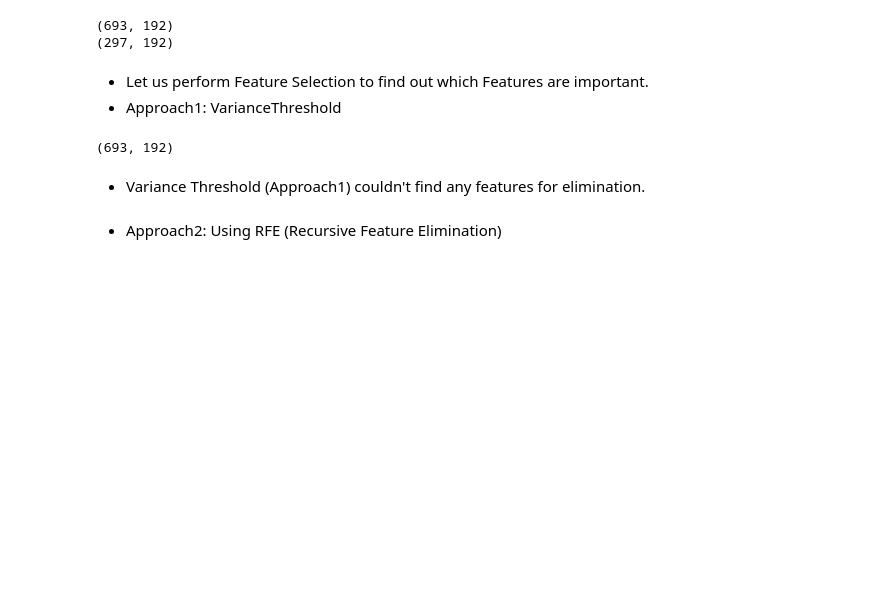
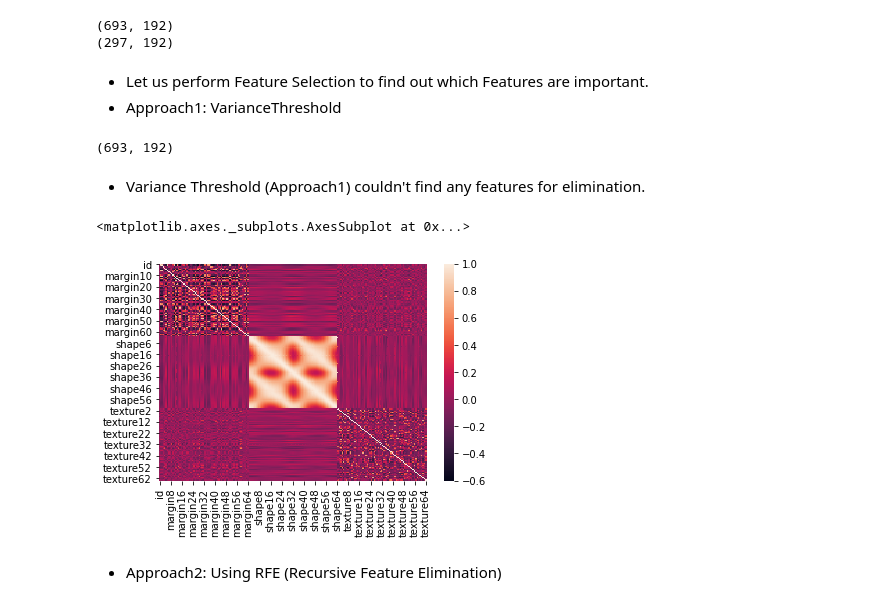
Before and after one commit to santhoshbvsrk/MLProjects, a Jupyter notebook: LeafClassification/LeafClassification.ipynb, the cells around one changed output. Cells and saved outputs as stored; diff of their text form; code cells hidden in the pictures; blank space fills up the shorter version.

```diff
--- a/LeafClassification/LeafClassification.ipynb
+++ b/LeafClassification/LeafClassification.ipynb
@@ -109,6 +109,12 @@ print(X_train_remove_variance.shape)
 (693, 192)
 # %% [markdown]
 * Variance Threshold (Approach1) couldn't find any features for elimination.
+# %%
+import seaborn as sns
+sns.heatmap(leaf_df.corr())
+# %% [output]
+<matplotlib.axes._subplots.AxesSubplot at 0x...>
+[figure, added]
 # %% [markdown]
 * Approach2: Using RFE (Recursive Feature Elimination)
 # %%
```
Also changed, not shown: parts of 5 cells of this notebook.
